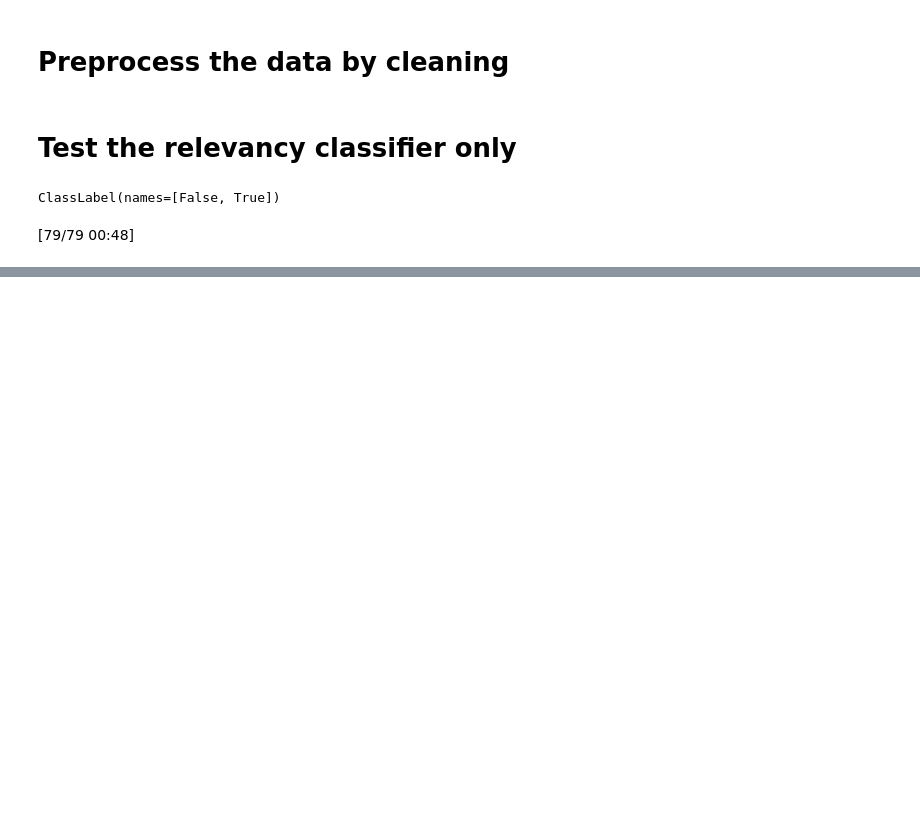
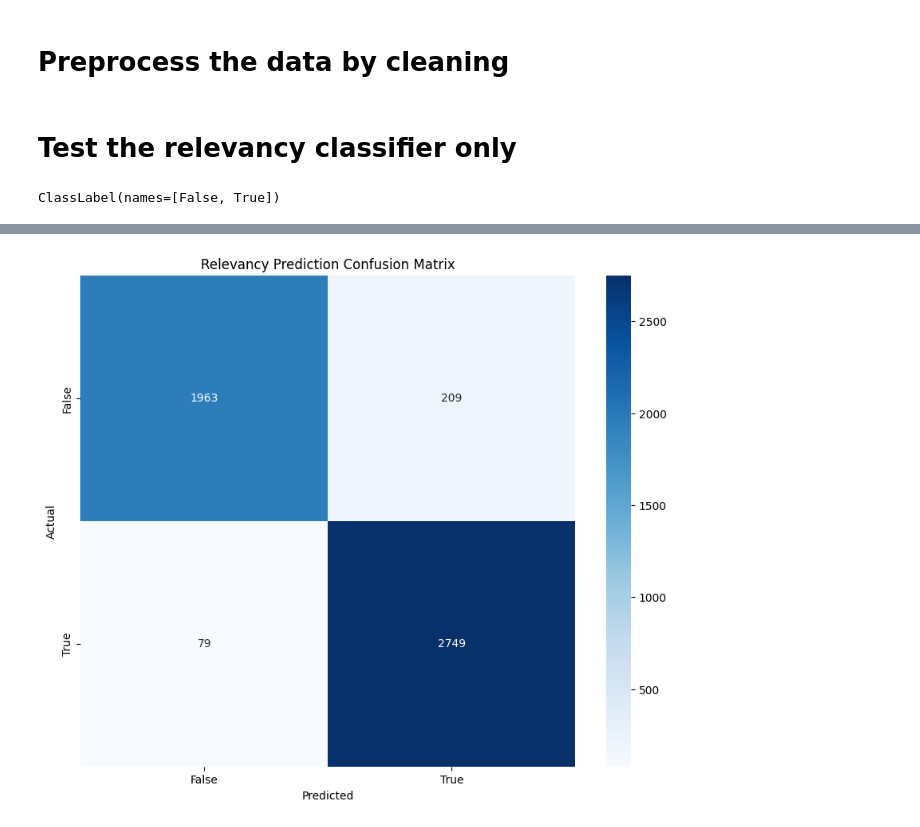
Before and after one commit to SorataBaka/2025-graduation-research, a Jupyter notebook: relevancy-classifier/12. model_testing.ipynb, the cells around one changed output, grey strips where cells are left out. Saved outputs shown, nothing was run; the diff lists cells and outputs as text; code cells hidden in the pictures; blank space fills up the shorter version.

```diff
--- a/relevancy-classifier/12. model_testing.ipynb
+++ b/relevancy-classifier/12. model_testing.ipynb
@@ -140,11 +140,32 @@ def compute_metrics(class_names):
             metrics[f"{name}_support"] = int(support_cls[idx])  # type: ignore
         return metrics
     return callback
+# %%
+import seaborn as sns
+import matplotlib.pyplot as plt
+
+
+def plot_cm(cm, class_names, title):
+    plt.figure(figsize=(10, 8))
+    sns.heatmap(
+        cm,
+        annot=True,
+        fmt="d",
+        cmap="Blues",
+        xticklabels=class_names,
+        yticklabels=class_names,
+    )
+    plt.ylabel("Actual")
+    plt.xlabel("Predicted")
+    plt.title(title)
+    plt.show()
 # %% [markdown]
 # Test the relevancy classifier only
 # %%
 from transformers import AutoModelForSequenceClassification, AutoTokenizer, TrainingArguments, Trainer, default_data_collator
 from datasets import ClassLabel
+import numpy as np
+from sklearn.metrics import confusion_matrix
 import torch
 class_labels = ClassLabel(names=list(set(relevancy_test["label"])))
 print(class_labels)
@@ -185,6 +206,14 @@ trainer = Trainer(
 )
 
 relevancy_results = trainer.evaluate()
+relevancy_prediction_output = trainer.predict(tokenized_relevancy_test)
+logits = relevancy_prediction_output.predictions
+trus_labels = relevancy_prediction_output.label_ids
+
+if isinstance(logits, tuple):
+    logits = logits[0]
+prediction_labels = logits.argmax(axis=-1)
+relevancy_confusion_matrix = confusion_matrix(y_true=list(tokenized_relevancy_test["label"]), y_pred=prediction_labels)
+plot_cm(relevancy_confusion_matrix, class_labels.names, "Relevancy Prediction Confusion Matrix")
 # %% [output]
 ClassLabel(names=[False, True])
-[79/79 00:48]
@@ -191,3 +221,4 @@ ClassLabel(names=[False, True])
+[figure, added]
 # %%
 weighted_relevancy_results = calculate_weighted_metrics(relevancy_results)
 print(weighted_relevancy_results)
```
Also changed, not shown: parts of 4 cells of this notebook, 8 other files.
